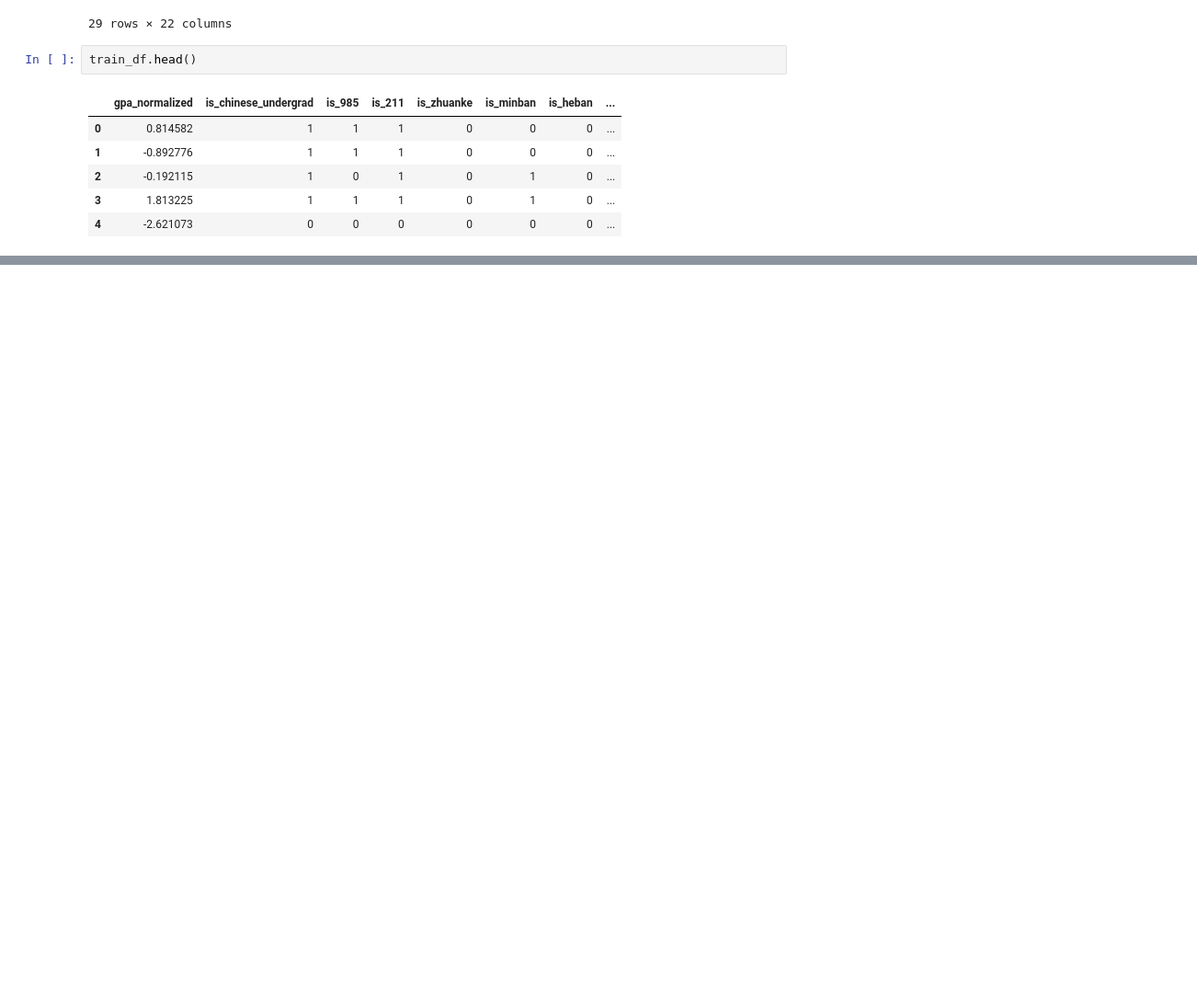
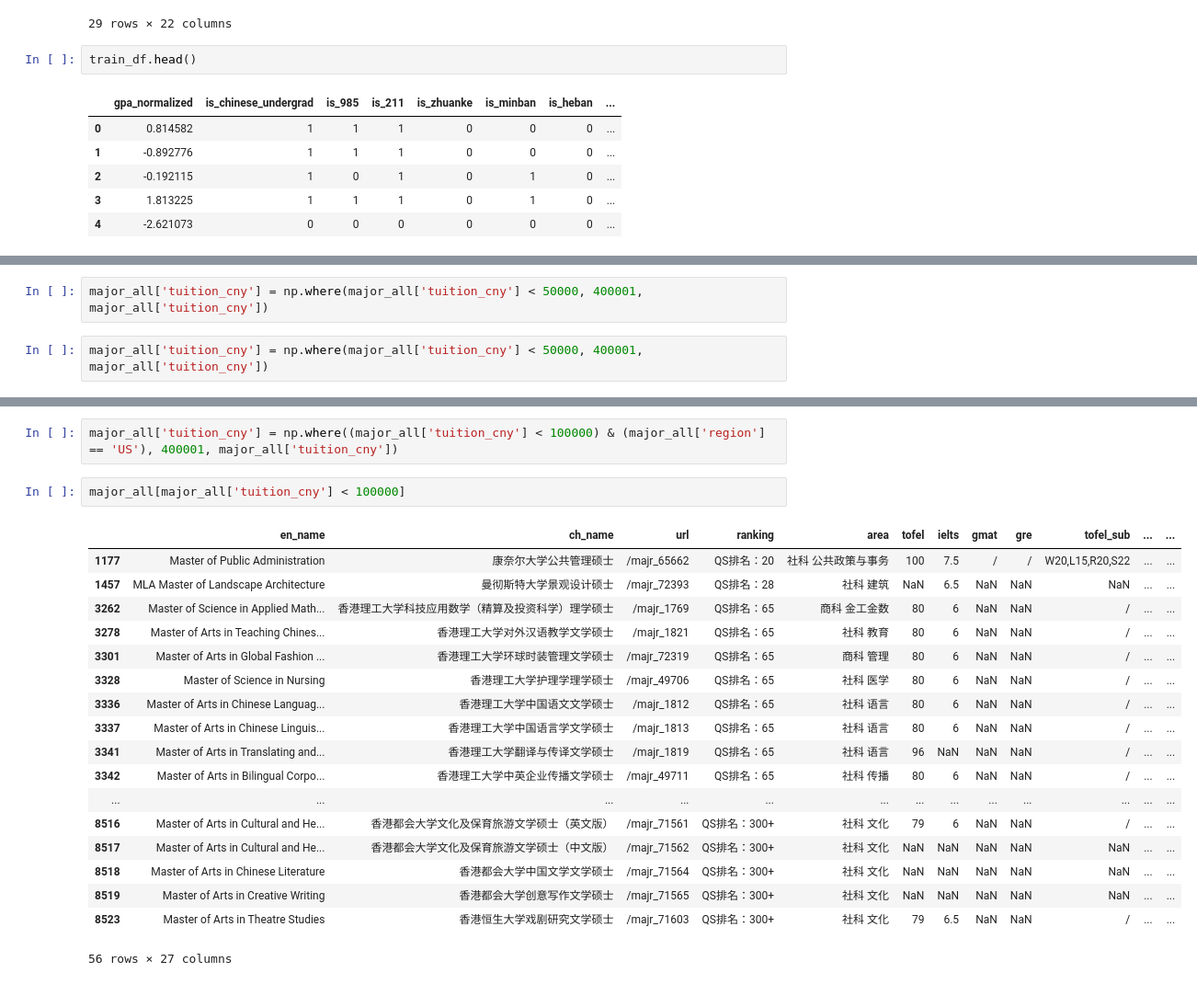
Before and after one commit to cnll0075/xuanxiao_app, a Jupyter notebook: nbs/analysis.ipynb, the cells around one changed output, grey strips where cells are left out. Shown: that part at 92% size. Drawn from its saved outputs; the diff is of its cells as text; blank space fills up the shorter version.

```diff
--- a/nbs/analysis.ipynb
+++ b/nbs/analysis.ipynb
@@ -526,0 +632,4 @@ train_df.head()
+# %%
+major_all['tuition_cny'] = np.where(major_all['tuition_cny'] < 50000, 400001, major_all['tuition_cny'])
+# %%
+major_all['tuition_cny'] = np.where(major_all['tuition_cny'] < 50000, 400001, major_all['tuition_cny'])
@@ -526,0 +646,23 @@ train_df.head()
+# %%
+major_all['tuition_cny'] = np.where((major_all['tuition_cny'] < 100000) & (major_all['region'] == 'US'), 400001, major_all['tuition_cny'])
+# %%
+major_all[major_all['tuition_cny'] < 100000]
+# %% [output]
+|  | en_name | ch_name | url | ranking | area | tofel | ielts | gmat | gre | tofel_sub | ... | ... |
+| 1177 | Master of Public Administration | 康奈尔大学公共管理硕士 | /majr_65662 | QS排名：20 | 社科 公共政策与事务 | 100 | 7.5 | / | / | W20,L15,R20,S22 | ... | ... |
+| 1457 | MLA Master of Landscape Architecture | 曼彻斯特大学景观设计硕士 | /majr_72393 | QS排名：28 | 社科 建筑 | NaN | 6.5 | NaN | NaN | NaN | ... | ... |
+| 3262 | Master of Science in Applied Math... | 香港理工大学科技应用数学（精算及投资科学）理学硕士 | /majr_1769 | QS排名：65 | 商科 金工金数 | 80 | 6 | NaN | NaN | / | ... | ... |
+| 3278 | Master of Arts in Teaching Chines... | 香港理工大学对外汉语教学文学硕士 | /majr_1821 | QS排名：65 | 社科 教育 | 80 | 6 | NaN | NaN | / | ... | ... |
+| 3301 | Master of Arts in Global Fashion ... | 香港理工大学环球时装管理文学硕士 | /majr_72319 | QS排名：65 | 商科 管理 | 80 | 6 | NaN | NaN | / | ... | ... |
+| 3328 | Master of Science in Nursing | 香港理工大学护理学理学硕士 | /majr_49706 | QS排名：65 | 社科 医学 | 80 | 6 | NaN | NaN | / | ... | ... |
+| 3336 | Master of Arts in Chinese Languag... | 香港理工大学中国语文文学硕士 | /majr_1812 | QS排名：65 | 社科 语言 | 80 | 6 | NaN | NaN | / | ... | ... |
+| 3337 | Master of Arts in Chinese Linguis... | 香港理工大学中国语言学文学硕士 | /majr_1813 | QS排名：65 | 社科 语言 | 80 | 6 | NaN | NaN | / | ... | ... |
+| 3341 | Master of Arts in Translating and... | 香港理工大学翻译与传译文学硕士 | /majr_1819 | QS排名：65 | 社科 语言 | 96 | NaN | NaN | NaN | / | ... | ... |
+| 3342 | Master of Arts in Bilingual Corpo... | 香港理工大学中英企业传播文学硕士 | /majr_49711 | QS排名：65 | 社科 传播 | 80 | 6 | NaN | NaN | / | ... | ... |
+| ... | ... | ... | ... | ... | ... | ... | ... | ... | ... | ... | ... | ... |
+| 8516 | Master of Arts in Cultural and He... | 香港都会大学文化及保育旅游文学硕士（英文版） | /majr_71561 | QS排名：300+ | 社科 文化 | 79 | 6 | NaN | NaN | / | ... | ... |
+| 8517 | Master of Arts in Cultural and He... | 香港都会大学文化及保育旅游文学硕士（中文版） | /majr_71562 | QS排名：300+ | 社科 文化 | NaN | NaN | NaN | NaN | NaN | ... | ... |
+| 8518 | Master of Arts in Chinese Literature | 香港都会大学中国文学文学硕士 | /majr_71564 | QS排名：300+ | 社科 文化 | NaN | NaN | NaN | NaN | NaN | ... | ... |
+| 8519 | Master of Arts in Creative Writing | 香港都会大学创意写作文学硕士 | /majr_71565 | QS排名：300+ | 社科 文化 | NaN | NaN | NaN | NaN | NaN | ... | ... |
+| 8523 | Master of Arts in Theatre Studies | 香港恒生大学戏剧研究文学硕士 | /majr_71603 | QS排名：300+ | 社科 文化 | 79 | 6.5 | NaN | NaN | / | ... | ... |
+56 rows × 27 columns
```
Also changed, not shown: parts of 20 cells of this notebook, 9 other files.
